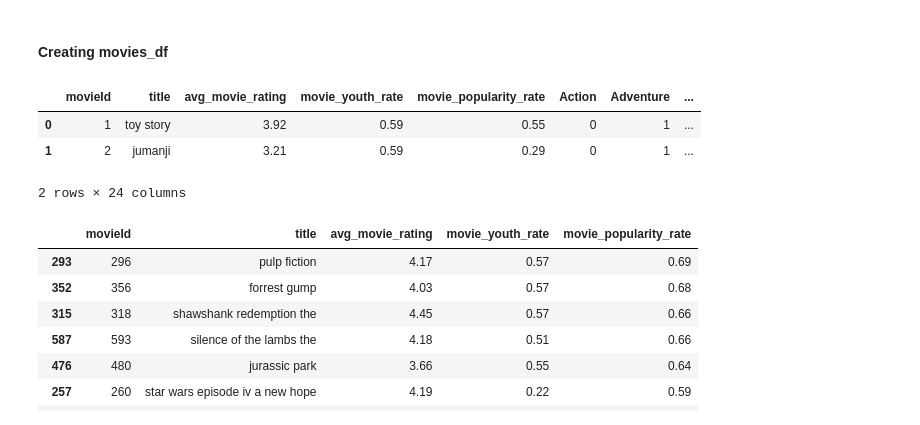
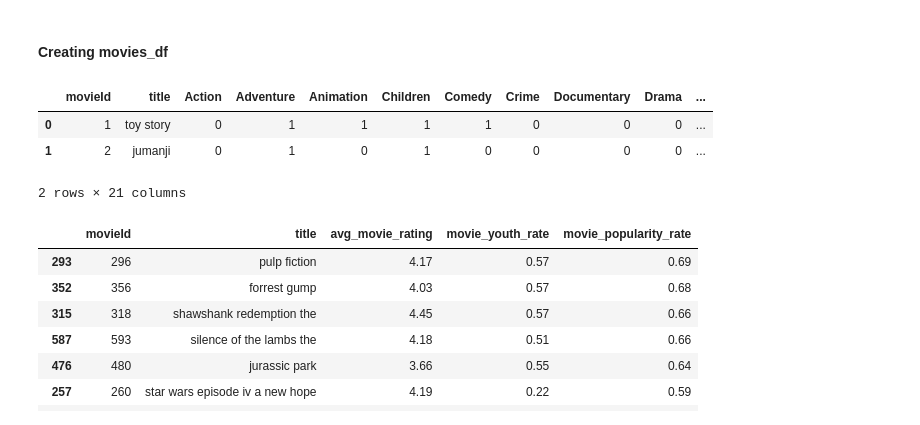
Before and after one commit to jcrigoni/grand_ml_project, a Jupyter notebook: Exploratory_Data_Analysis.ipynb, the cells around one changed output. Cells and saved outputs as stored; diff of their text form; code cells hidden in the pictures.

```diff
--- a/Exploratory_Data_Analysis.ipynb
+++ b/Exploratory_Data_Analysis.ipynb
@@ -557,0 +530,15 @@ df_movie.head(2)
+# %%
+# Loading dataframe
+df_movie = pd.read_csv('input_data\\movie.csv')
+
+# Use str.extract to separate the movie title and year from the 'title' column
+df_movie[['title', 'year']] = df_movie['title'].str.extract(r'^(.*)\s\((\d{4})\)$')
+
+# Perform one-hot encoding on the 'genres' column, creating binary columns for each genre
+df_genres_encoded = df_movie['genres'].str.get_dummies(sep='|')
+
+# Concatenate the one-hot encoded genres with the original DataFrame
+df_movie = pd.concat([df_movie, df_genres_encoded], axis=1)
+
+# Drop the 'genres', 'year', and '(no genres listed)' columns from the DataFrame
+df_movie = df_movie.drop(columns=['genres', 'year', '(no genres listed)'], axis=1)
@@ -627,7 +615,7 @@ df_movie.to_csv('output_data/movie_2000.csv', index=False)
 # %% [markdown]
 #### Creating df_combine
 # %%
-df_combined = pd.merge(df, df_movie, on='movieId', how='inner')
+df_combined = pd.merge(df_tenpercent_blockbuster, df_movie, on='movieId', how='inner')
 
 df_combined.head(2)
 # %% [output]
@@ -725,23 +707,24 @@ ratings_df['movieId'].nunique()
 # %% [markdown]
 #### Creating movies_df
 # %%
-movies_df = df_combined.copy()
-ordered_columns_for_movies_df = ['movieId', 'title','avg_movie_rating', 'movie_youth_rate', 'movie_popularity_rate','Action', 'Adventure', 'Animation', 'Children',
-       'Comedy', 'Crime', 'Documentary', 'Drama', 'Fantasy', 'Film-Noir',
-       'Horror', 'IMAX', 'Musical', 'Mystery', 'Romance', 'Sci-Fi', 'Thriller',
-       'War', 'Western']
+movies_blockbuster = df_combined.copy()
+ordered_columns_for_movies_df = ['movieId',
+       'title', 'Action', 'Adventure', 'Animation',
+       'Children', 'Comedy', 'Crime', 'Documentary', 'Drama', 'Fantasy',
+       'Film-Noir', 'Horror', 'IMAX', 'Musical', 'Mystery', 'Romance',
+       'Sci-Fi', 'Thriller', 'War', 'Western']
 
-movies_df = movies_df[ordered_columns_for_movies_df]
-movies_df = movies_df.drop_duplicates(keep='last')
-movies_df.sort_values(by='movieId', ascending=True, inplace=True)
-movies_df = movies_df.reset_index(drop=True)
+movies_blockbuster = movies_blockbuster[ordered_columns_for_movies_df]
+movies_blockbuster = movies_blockbuster.drop_duplicates(keep='last')
+movies_blockbuster.sort_values(by='movieId', ascending=True, inplace=True)
+movies_blockbuster = movies_blockbuster.reset_index(drop=True)
 
-movies_df.head(2)
+movies_blockbuster.head(2)
 # %% [output]
-|  | movieId | title | avg_movie_rating | movie_youth_rate | movie_popularity_rate | Action | Adventure | ... |
-| 0 | 1 | toy story | 3.92 | 0.59 | 0.55 | 0 | 1 | ... |
-| 1 | 2 | jumanji | 3.21 | 0.59 | 0.29 | 0 | 1 | ... |
+|  | movieId | title | Action | Adventure | Animation | Children | Comedy | Crime | Documentary | Drama | ... |
+| 0 | 1 | toy story | 0 | 1 | 1 | 1 | 1 | 0 | 0 | 0 | ... |
+| 1 | 2 | jumanji | 0 | 1 | 0 | 1 | 0 | 0 | 0 | 0 | ... |
-2 rows × 24 columns
+2 rows × 21 columns
 # %%
 movies_df.nlargest(10, 'movie_popularity_rate')
 # %% [output]
```
Also changed, not shown: parts of 19 cells of this notebook, 2 other files.
